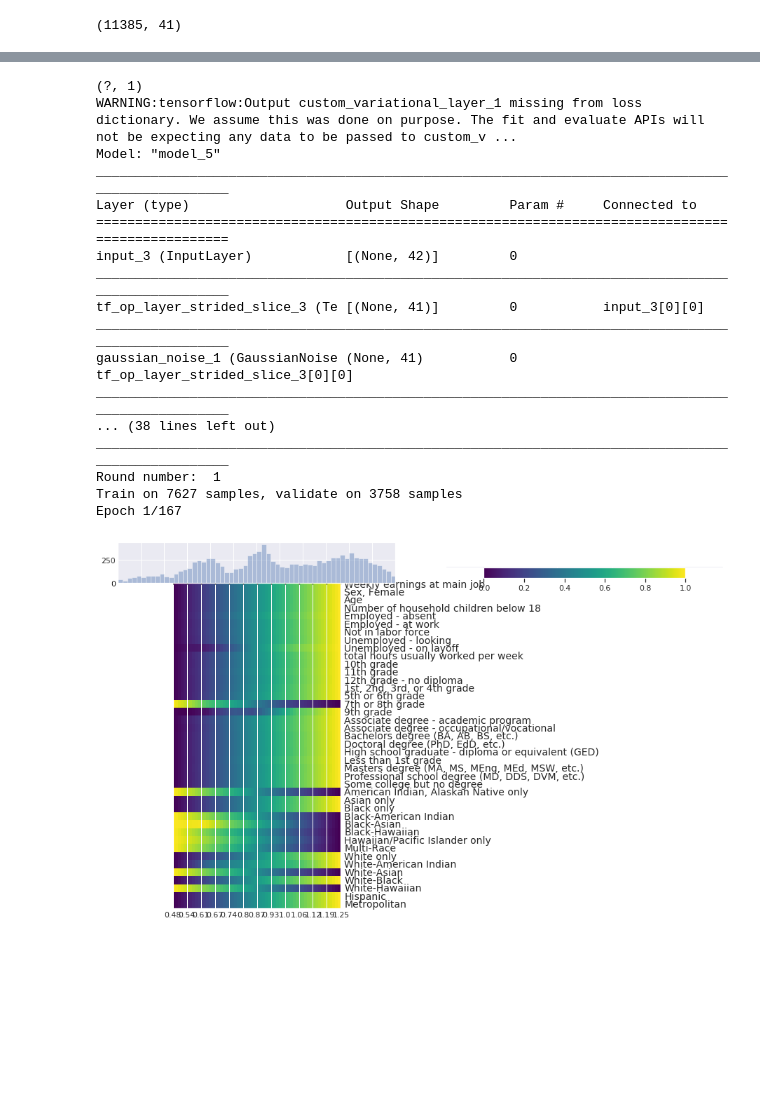
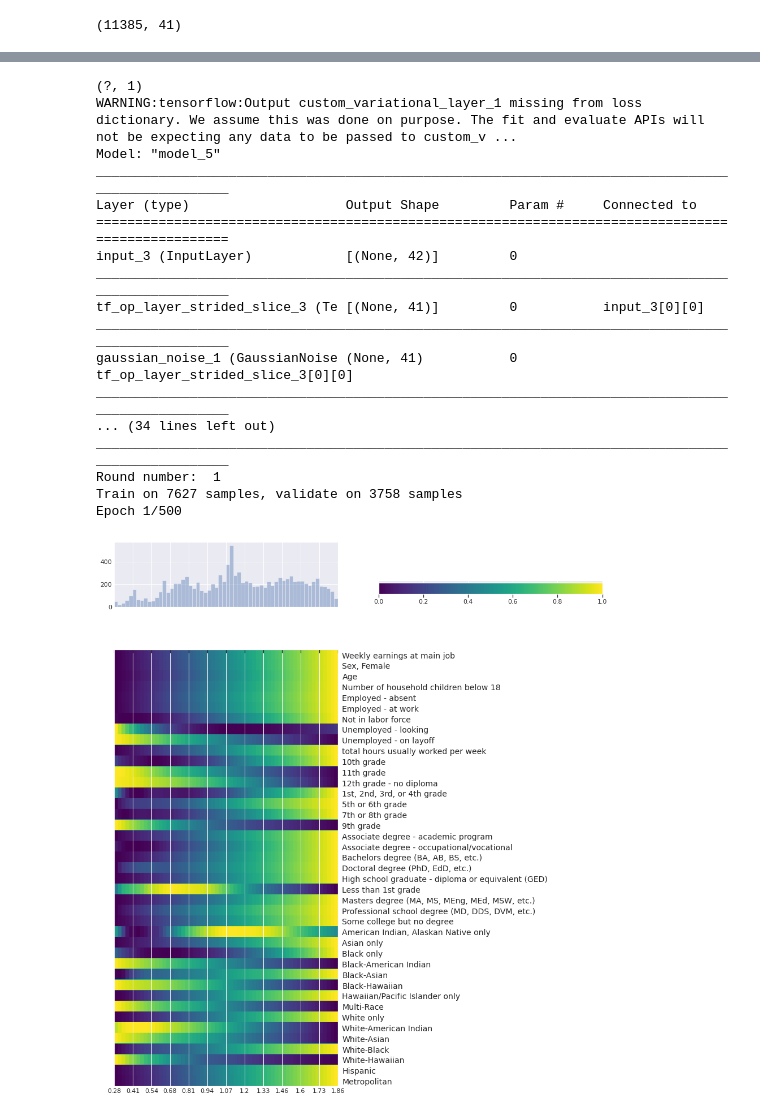
Before and after one commit to yaniv256/VAEs-in-Economics, a Jupyter notebook: Notebooks/Demographic_Data_ATUS_2013.ipynb, the cells around one changed output, grey strips where cells are left out. Saved outputs shown, nothing was run; the diff lists cells and outputs as text; code cells hidden in the pictures; blank space fills up the shorter version.

```diff
--- a/Notebooks/Demographic_Data_ATUS_2013.ipynb
+++ b/Notebooks/Demographic_Data_ATUS_2013.ipynb
@@ -412,20 +415,19 @@ set_random_seed(42)
 vae = vnn.make_vae(full_data=qt,
     img_shape = (41+1, ),
     latent_dim = 1,
-    dense_width = 2048,
-    l2_penalty=0.000000000001,
+    dense_width = 1024,
+    l2_penalty=0.0,
     l1_penalty=0.0,
-    encoder_dropout_rate=0.5,
-    decoder_dropout_rate=0.001,
-    entanglement_penalty = 2,
-    hidden_n = 3,
+    encoder_dropout_rate=0.0,
+    decoder_dropout_rate=0.0,
+    hidden_n = 2,
     plot_types_args = {'n_type': 60, 'each_hight' : 20,
                                   'approx_width': 400,
                                   'frac_width': 0.55,
                                  'n_activity':  qt.shape[1],
                                   'lowest_percentile': 1,
                                   'highest_percentile' : 99,
-                                  'figsize': (10, 10),
+                                  'figsize': (10, 20),
                                   'cmap': 'viridis',
                                   'n_xlabels':13,
                                   'spacing': -0.005,
@@ -434,37 +436,37 @@ vae = vnn.make_vae(full_data=qt,
 
 vae.summary()
 
-n_starts = 3
+n_starts = 1
 
 for i in range(0,n_starts):
 
   print("Round number: ", i+1)
 
   fitted = vae.fit(
       x=x_train,
       y=None,
       shuffle=True,
       epochs=round(epochs/n_starts),
       batch_size=batch_size,
       validation_data=(x_test, None),
       callbacks = vae.callback_list
       )
 # %% [output]
 (?, 1)
 WARNING:tensorflow:Output custom_variational_layer_1 missing from loss dictionary. We assume this was done on purpose. The fit and evaluate APIs will not be expecting any data to be passed to custom_v ...
 Model: "model_5"
 __________________________________________________________________________________________________
 Layer (type)                    Output Shape         Param #     Connected to
 ==================================================================================================
 input_3 (InputLayer)            [(None, 42)]         0
 __________________________________________________________________________________________________
 tf_op_layer_strided_slice_3 (Te [(None, 41)]         0           input_3[0][0]
 __________________________________________________________________________________________________
 gaussian_noise_1 (GaussianNoise (None, 41)           0           tf_op_layer_strided_slice_3[0][0]
 __________________________________________________________________________________________________
-... (38 lines left out)
+... (34 lines left out)
 __________________________________________________________________________________________________
 Round number:  1
 Train on 7627 samples, validate on 3758 samples
-Epoch 1/167
+Epoch 1/500
-[figure, old version]
+[figure, new version]
```
Also changed, not shown: parts of 9 cells of this notebook.
